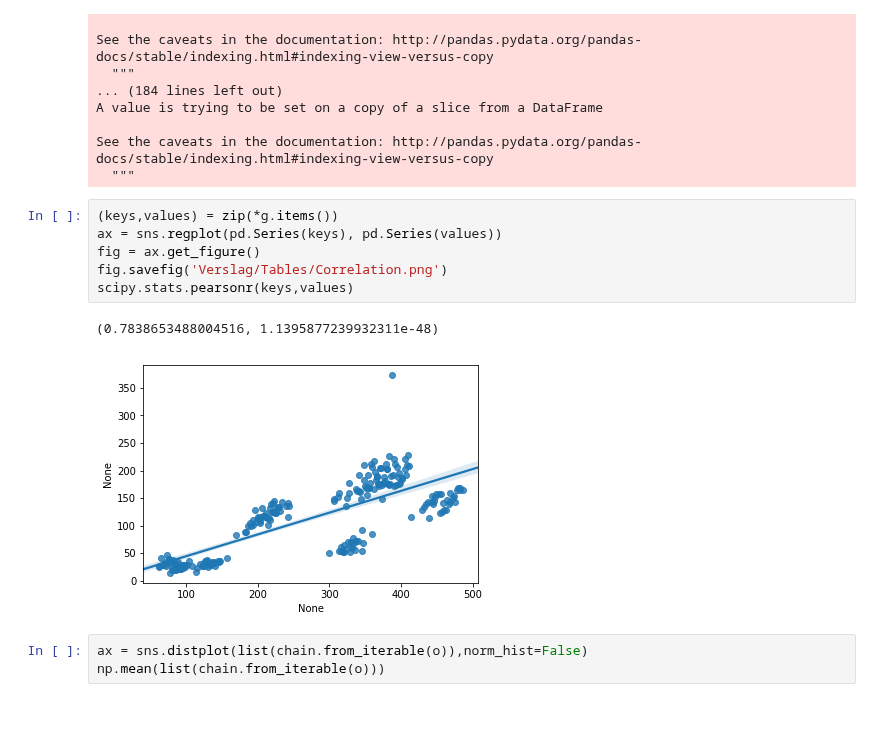
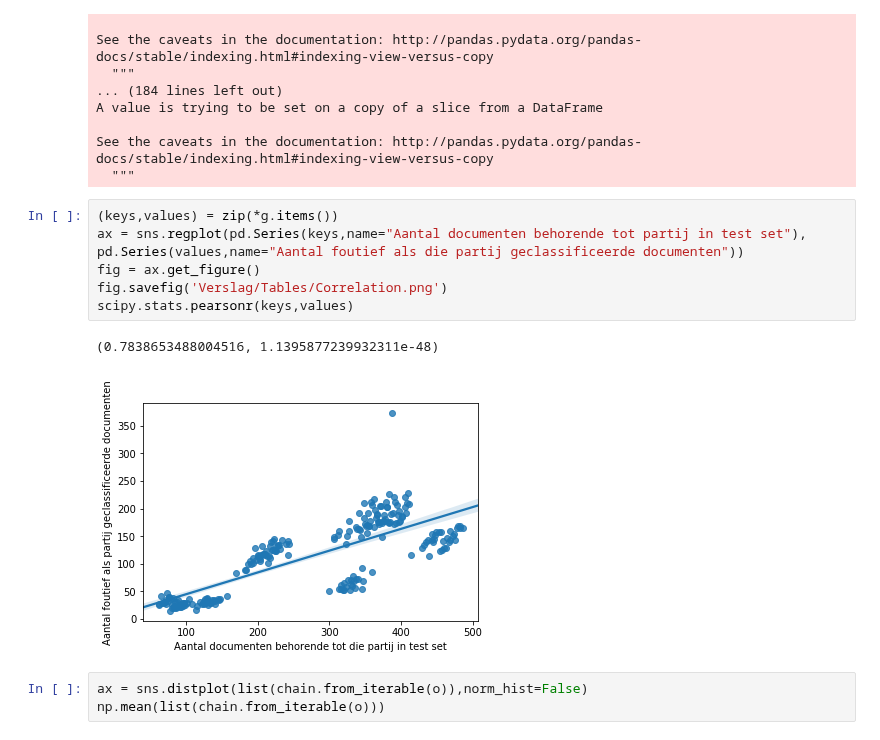
Before and after one commit to jaspervanderheide/Scriptie-Sprekers-TK, a Jupyter notebook: CompleteNotebook.ipynb, the cells around one changed output. Cells and saved outputs as stored; diff of their text form; blank space fills up the shorter version.

```diff
--- a/CompleteNotebook.ipynb
+++ b/CompleteNotebook.ipynb
@@ -447,13 +447,13 @@ See the caveats in the documentation: http://pandas.pydata.org/pandas-docs/stabl
   """
 # %%
 (keys,values) = zip(*g.items())
-ax = sns.regplot(pd.Series(keys), pd.Series(values))
+ax = sns.regplot(pd.Series(keys,name="Aantal documenten behorende tot partij in test set"), pd.Series(values,name="Aantal foutief als die partij geclassificeerde documenten"))
 fig = ax.get_figure()
 fig.savefig('Verslag/Tables/Correlation.png')
 scipy.stats.pearsonr(keys,values)
 # %% [output]
 (0.7838653488004516, 1.1395877239932311e-48)
-[figure, old version]
+[figure, new version]
 # %%
 ax = sns.distplot(list(chain.from_iterable(o)),norm_hist=False)
 np.mean(list(chain.from_iterable(o)))
```
Also changed, not shown: parts of 1 cell of this notebook, 1 other file.
